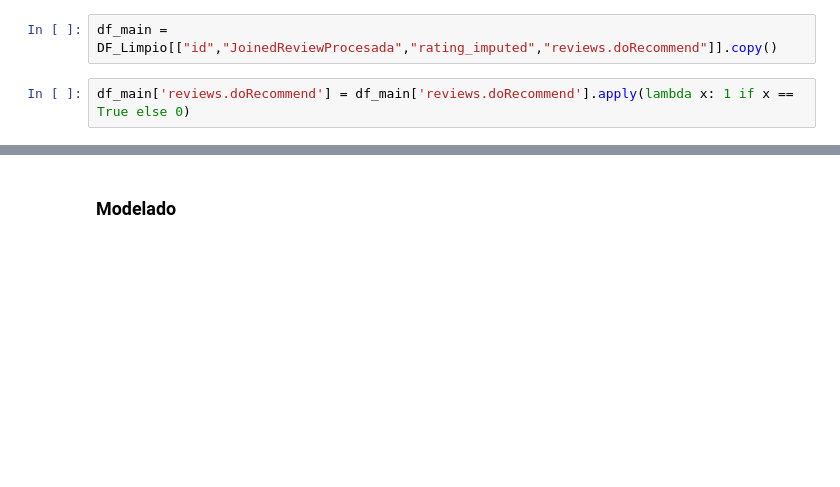
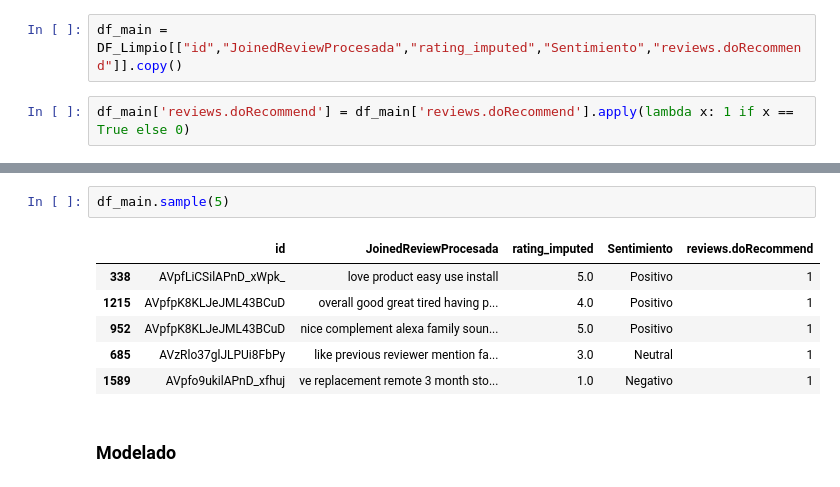
Before and after one commit to KarimS21/-CC219-TP-TF-2024-2, a Jupyter notebook: ApliDataScienceTF.ipynb, the cells around one changed output, grey strips where cells are left out. Drawn from its saved outputs; the diff is of its cells as text; blank space fills up the shorter version.

```diff
--- a/ApliDataScienceTF.ipynb
+++ b/ApliDataScienceTF.ipynb
@@ -349,6 +355,6 @@ sns.boxplot(data=DF_Limpio,y="rating_imputed")
 # %%
 DF_Limpio['JoinedReviewProcesada'] = DF_Limpio['ReviewTexto_procesado'].apply(lambda x: " ".join(x))
 # %%
-df_main = DF_Limpio[["id","JoinedReviewProcesada","rating_imputed","reviews.doRecommend"]].copy()
+df_main = DF_Limpio[["id","JoinedReviewProcesada","rating_imputed","Sentimiento","reviews.doRecommend"]].copy()
 # %%
 df_main['reviews.doRecommend'] = df_main['reviews.doRecommend'].apply(lambda x: 1 if x == True else 0)
@@ -355,3 +372,12 @@ df_main['reviews.doRecommend'] = df_main['reviews.doRecommend'].apply(lambda x:
+# %%
+df_main.sample(5)
+# %% [output]
+|  | id | JoinedReviewProcesada | rating_imputed | Sentimiento | reviews.doRecommend |
+| 338 | AVpfLiCSilAPnD_xWpk_ | love product easy use install | 5.0 | Positivo | 1 |
+| 1215 | AVpfpK8KLJeJML43BCuD | overall good great tired having p... | 4.0 | Positivo | 1 |
+| 952 | AVpfpK8KLJeJML43BCuD | nice complement alexa family soun... | 5.0 | Positivo | 1 |
+| 685 | AVzRlo37glJLPUi8FbPy | like previous reviewer mention fa... | 3.0 | Neutral | 1 |
+| 1589 | AVpfo9ukilAPnD_xfhuj | ve replacement remote 3 month sto... | 1.0 | Negativo | 1 |
 # %% [markdown]
 ### Modelado
 # %%
```
Also changed, not shown: parts of 9 cells of this notebook, 1 other file.
